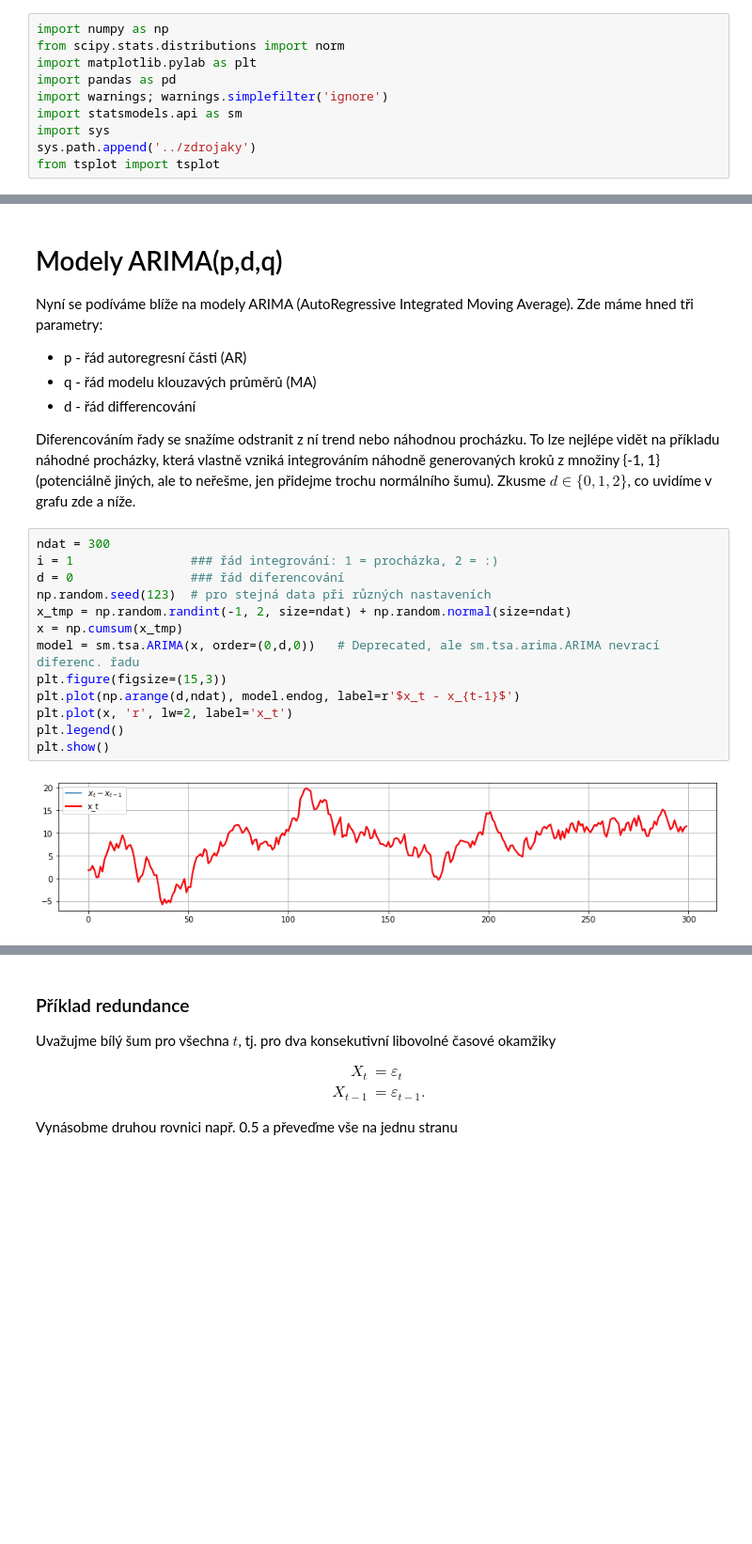
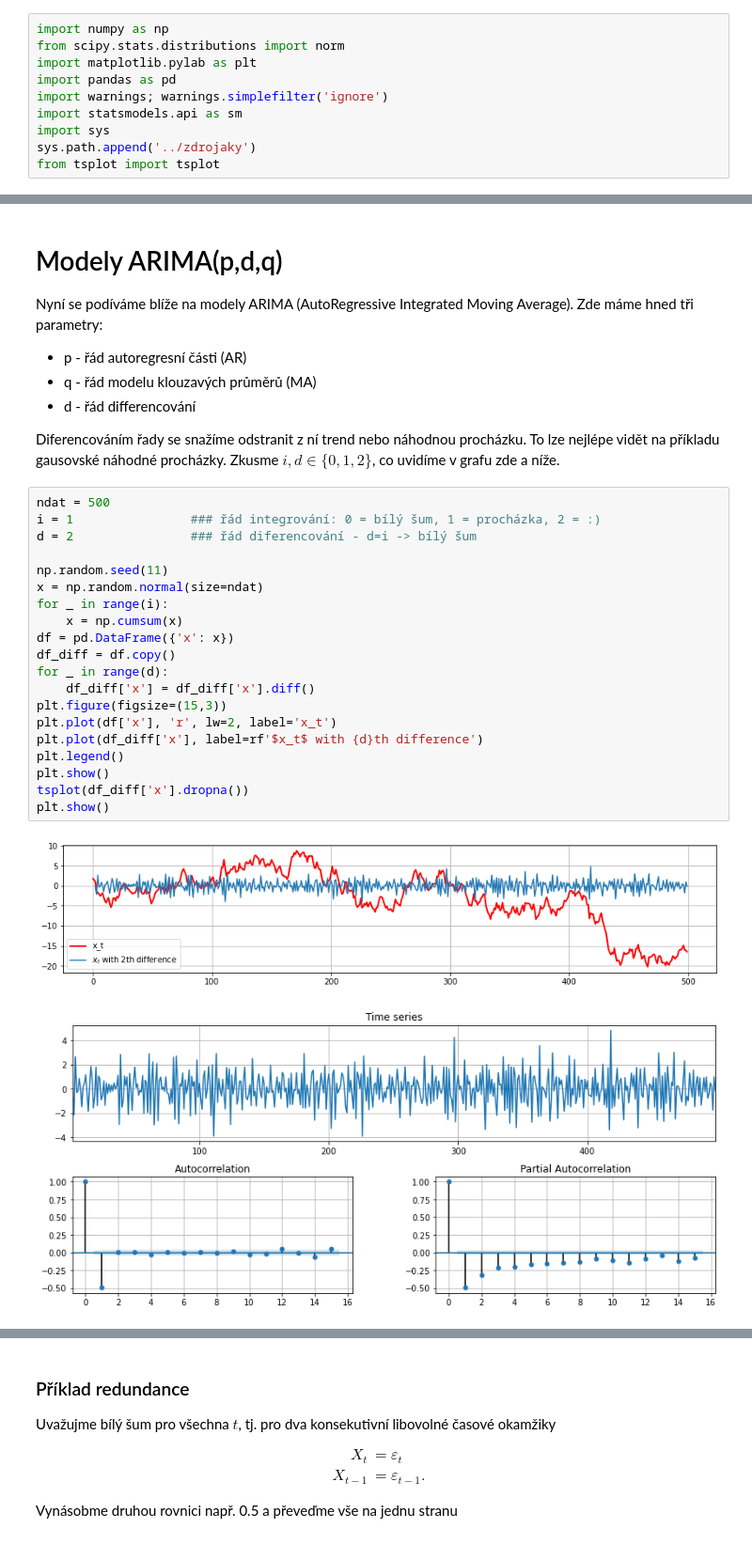
Before and after one commit to kamil-dedecius/mi-scr, a Jupyter notebook: prednasky/4.ipynb, the cells around one changed output, grey strips where cells are left out. Shown at 94% size. Saved outputs shown, nothing was run; the diff lists cells and outputs as text; blank space fills up the shorter version.

```diff
--- a/prednasky/4.ipynb
+++ b/prednasky/4.ipynb
@@ -106,19 +107,27 @@ Nyní se podíváme blíže na modely ARIMA (AutoRegressive Integrated Moving Av
 - q - řád modelu klouzavých průměrů (MA)
 - d - řád differencování
 
-Diferencováním řady se snažíme odstranit z ní trend nebo náhodnou procházku. To lze nejlépe vidět na příkladu náhodné procházky, která vlastně vzniká integrováním náhodně generovaných kroků z množiny {-1, 1} (potenciálně jiných, ale to neřešme, jen přidejme trochu normálního šumu). Zkusme $d\in\{0,1,2\}$, co uvidíme v grafu zde a níže.
+Diferencováním řady se snažíme odstranit z ní trend nebo náhodnou procházku. To lze nejlépe vidět na příkladu gausovské náhodné procházky. Zkusme $i,d\in\{0,1,2\}$, co uvidíme v grafu zde a níže.
 # %%
-ndat = 300
-i = 1                ### řád integrování: 1 = procházka, 2 = :)
-d = 0                ### řád diferencování
-np.random.seed(123)  # pro stejná data při různých nastaveních
-x_tmp = np.random.randint(-1, 2, size=ndat) + np.random.normal(size=ndat)
-x = np.cumsum(x_tmp)
-model = sm.tsa.ARIMA(x, order=(0,d,0))   # Deprecated, ale sm.tsa.arima.ARIMA nevrací diferenc. řadu
+ndat = 500
+i = 1                ### řád integrování: 0 = bílý šum, 1 = procházka, 2 = :)
+d = 2                ### řád diferencování - d=i -> bílý šum
+
+np.random.seed(11)
+x = np.random.normal(size=ndat)
+for _ in range(i):
+    x = np.cumsum(x)
+df = pd.DataFrame({'x': x})
+df_diff = df.copy()
+for _ in range(d):
+    df_diff['x'] = df_diff['x'].diff()
 plt.figure(figsize=(15,3))
-plt.plot(np.arange(d,ndat), model.endog, label=r'$x_t - x_{t-1}$')
-plt.plot(x, 'r', lw=2, label='x_t')
+plt.plot(df['x'], 'r', lw=2, label='x_t')
+plt.plot(df_diff['x'], label=rf'$x_t$ with {d}th difference')
 plt.legend()
 plt.show()
+tsplot(df_diff['x'].dropna())
+plt.show()
 # %% [output]
-[figure, old version]
+[figure, new version]
+[figure, added]
```
Also changed, not shown: parts of 27 cells of this notebook.
